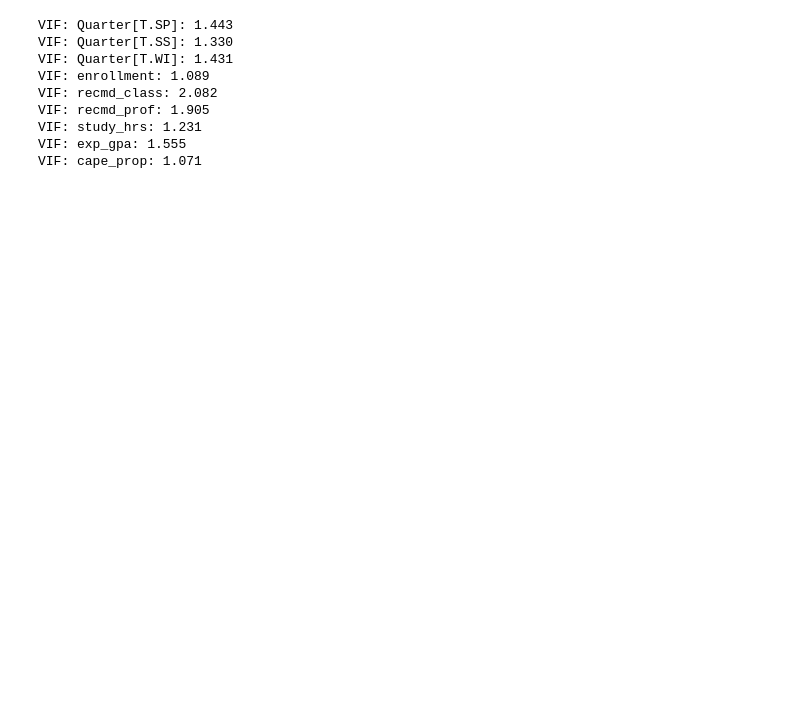
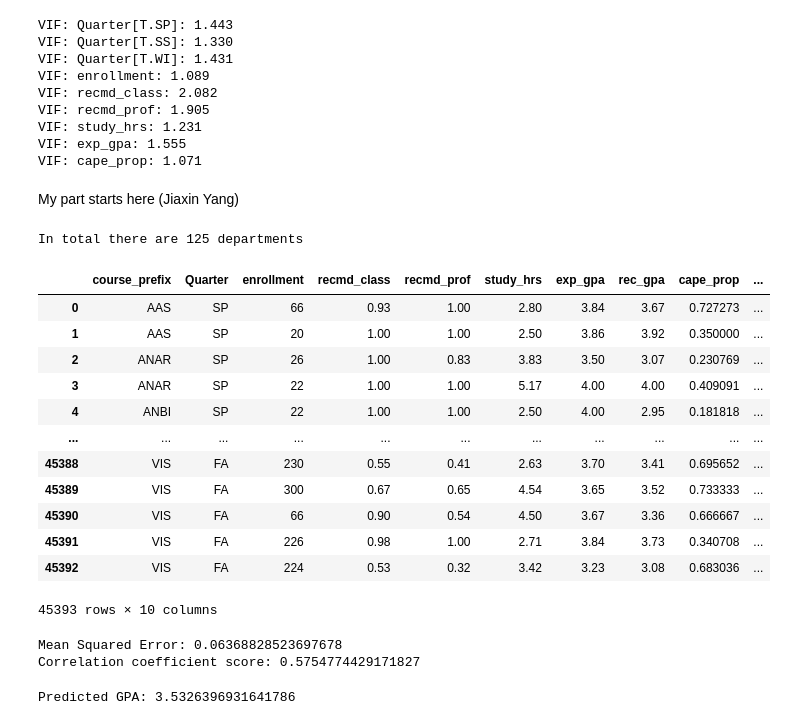
Before and after one commit to Yin-Y-M/Math-189-D12, a Jupyter notebook: Math 189 D12 Project.ipynb, the cells around one changed output. Drawn from its saved outputs; the diff is of its cells as text; code cells hidden in the pictures; blank space fills up the shorter version.

Commit message:
linear regression started

```diff
--- a/Math 189 D12 Project.ipynb
+++ b/Math 189 D12 Project.ipynb
@@ -141,3 +141,32 @@ VIF: recmd_prof: 1.905
 VIF: study_hrs: 1.231
 VIF: exp_gpa: 1.555
 VIF: cape_prop: 1.071
+# %% [markdown]
+My part starts here (Jiaxin Yang)
+# %%
+df_save = df.copy()
+# %%
+import re
+df = df_save.copy()
+course_info = df['Course'].apply(lambda x: re.findall(r"[\w+\s\d+]+\b", x)[0])
+print(f"In total there are {course_info.apply(lambda x: x.split()[0]).value_counts().shape[0]} departments")
+df['Course'] = pd.Series(course_info).apply(lambda x: x.split()[0])
+if_lower = course_info.apply(lambda x: x.split()[1]).apply(lambda x: 1 if int(re.findall(r"\d+", x)[0]) < 100 else 0)
+df['if_lower'] = if_lower
+df.rename(columns={"Course" : "course_prefix"}, inplace=True)
+df
+# %% [output]
+In total there are 125 departments
+|  | course_prefix | Quarter | enrollment | recmd_class | recmd_prof | study_hrs | exp_gpa | rec_gpa | cape_prop | ... |
+| 0 | AAS | SP | 66 | 0.93 | 1.00 | 2.80 | 3.84 | 3.67 | 0.727273 | ... |
+| 1 | AAS | SP | 20 | 1.00 | 1.00 | 2.50 | 3.86 | 3.92 | 0.350000 | ... |
+| 2 | ANAR | SP | 26 | 1.00 | 0.83 | 3.83 | 3.50 | 3.07 | 0.230769 | ... |
+| 3 | ANAR | SP | 22 | 1.00 | 1.00 | 5.17 | 4.00 | 4.00 | 0.409091 | ... |
+| 4 | ANBI | SP | 22 | 1.00 | 1.00 | 2.50 | 4.00 | 2.95 | 0.181818 | ... |
+| ... | ... | ... | ... | ... | ... | ... | ... | ... | ... | ... |
+| 45388 | VIS | FA | 230 | 0.55 | 0.41 | 2.63 | 3.70 | 3.41 | 0.695652 | ... |
+| 45389 | VIS | FA | 300 | 0.67 | 0.65 | 4.54 | 3.65 | 3.52 | 0.733333 | ... |
+| 45390 | VIS | FA | 66 | 0.90 | 0.54 | 4.50 | 3.67 | 3.36 | 0.666667 | ... |
+| 45391 | VIS | FA | 226 | 0.98 | 1.00 | 2.71 | 3.84 | 3.73 | 0.340708 | ... |
+| 45392 | VIS | FA | 224 | 0.53 | 0.32 | 3.42 | 3.23 | 3.08 | 0.683036 | ... |
+45393 rows × 10 columns
@@ -143,0 +177,29 @@ VIF: cape_prop: 1.071
+# %%
+from sklearn.model_selection import train_test_split
+from sklearn.linear_model import LinearRegression
+from sklearn.metrics import mean_squared_error, r2_score
+
+X = df[['enrollment', 'recmd_class', 'recmd_prof', 'study_hrs', 'exp_gpa', 'cape_prop', 'if_lower']]
+y = df['rec_gpa']
+
+X_train, X_test, y_train, y_test = train_test_split(X, y, test_size=0.2)
+
+model = LinearRegression()
+model.fit(X_train, y_train)
+
+y_pred = model.predict(X_test)
+mse = mean_squared_error(y_test, y_pred)
+r2 = r2_score(y_test, y_pred)
+
+print(f'Mean Squared Error: {mse}')
+print(f'Correlation coefficient score: {r2}')
+# %% [output]
+Mean Squared Error: 0.06368828523697678
+Correlation coefficient score: 0.5754774429171827
+# %%
+# Prediction to a made-up date
+new_data = [[30, 0.95, 0.90, 3.0, 3.75, 0.5, 1]]
+predicted_gpa = model.predict(new_data)
+print(f'Predicted GPA: {predicted_gpa[0]}')
+# %% [output]
+Predicted GPA: 3.5326396931641786
```
Also changed, not shown: parts of 4 cells of this notebook.
